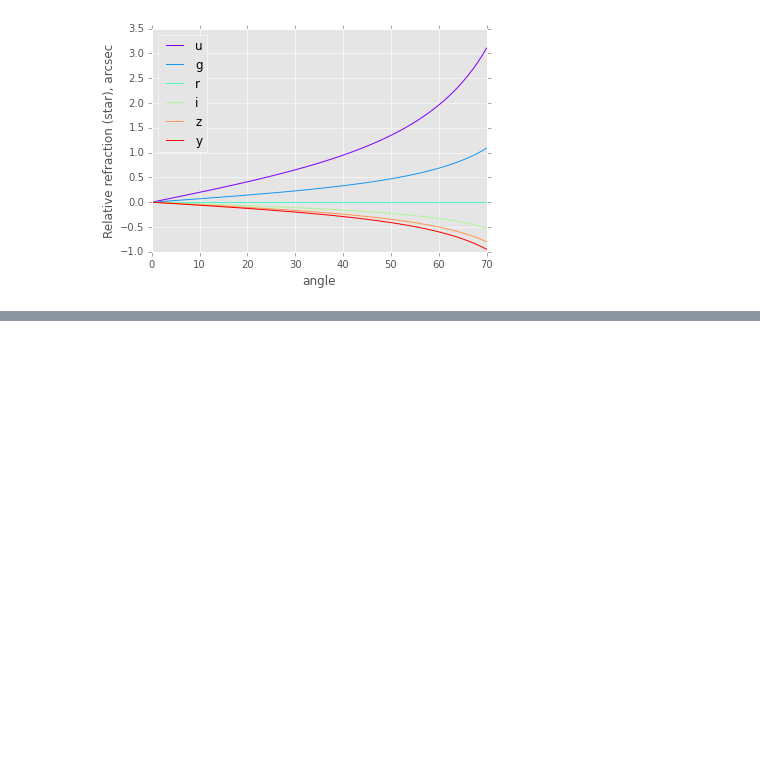
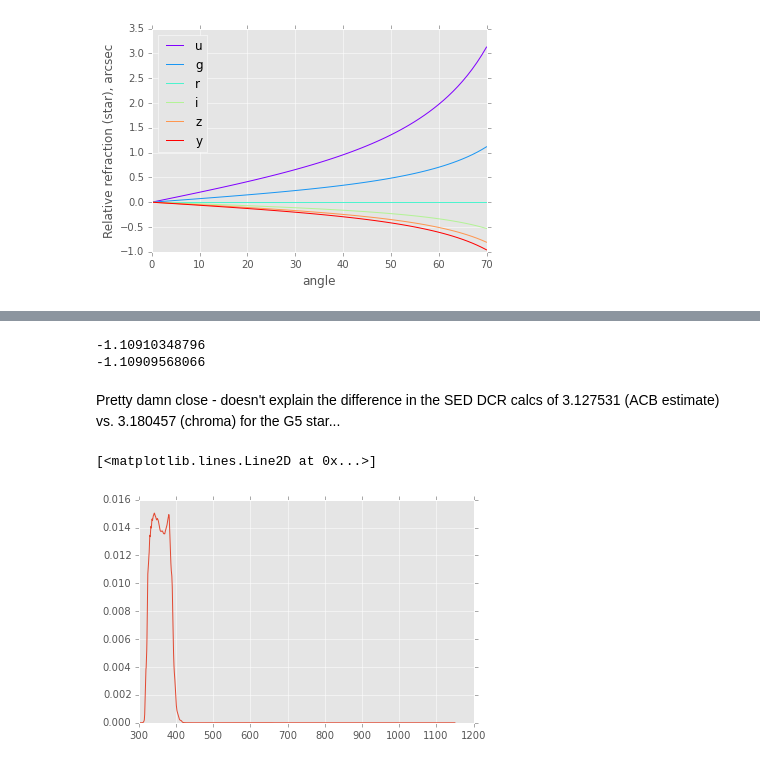
Before and after one commit to isullivan/LSST-DCR, a Jupyter notebook: code/notebooks/chroma_test5.ipynb, the cells around one changed output, grey strips where cells are left out. Saved outputs shown, nothing was run; the diff lists cells and outputs as text; code cells hidden in the pictures; blank space fills up the shorter version.

```diff
--- a/code/notebooks/chroma_test5.ipynb
+++ b/code/notebooks/chroma_test5.ipynb
@@ -165,0 +178,18 @@ sizeme(df2)
+# %%
+print dcr.get_refraction(wave=625., zenith=40. * np.pi/180.) * 3600.0 * 180.0/np.pi - \
+    dcr.get_refraction(wave=350., zenith=40. * np.pi/180.) * 3600.0 * 180.0/np.pi
+
+print refract(wavelength=625. * 1.e-3, zd=40. * np.pi/180.) * 3600.0 * 180.0/np.pi - \
+    refract(wavelength=350. * 1.e-3, zd=40. * np.pi/180.) * 3600.0 * 180.0/np.pi
+# %% [output]
+-1.10910348796
+-1.10909568066
+# %% [markdown]
+Pretty damn close - doesn't explain the difference in the SED DCR calcs of 3.127531 (ACB estimate) vs. 3.180457 (chroma) for the G5 star...
+# %%
+bp = bps['u']
+plt.plot(bp.wavelen, bp.phi)
+#plt.plot(bp.wavelen, bp.sb)
+# %% [output]
+[<matplotlib.lines.Line2D at 0x...>]
+[figure, added]
```
Also changed, not shown: parts of 8 cells of this notebook, 2 other files.
